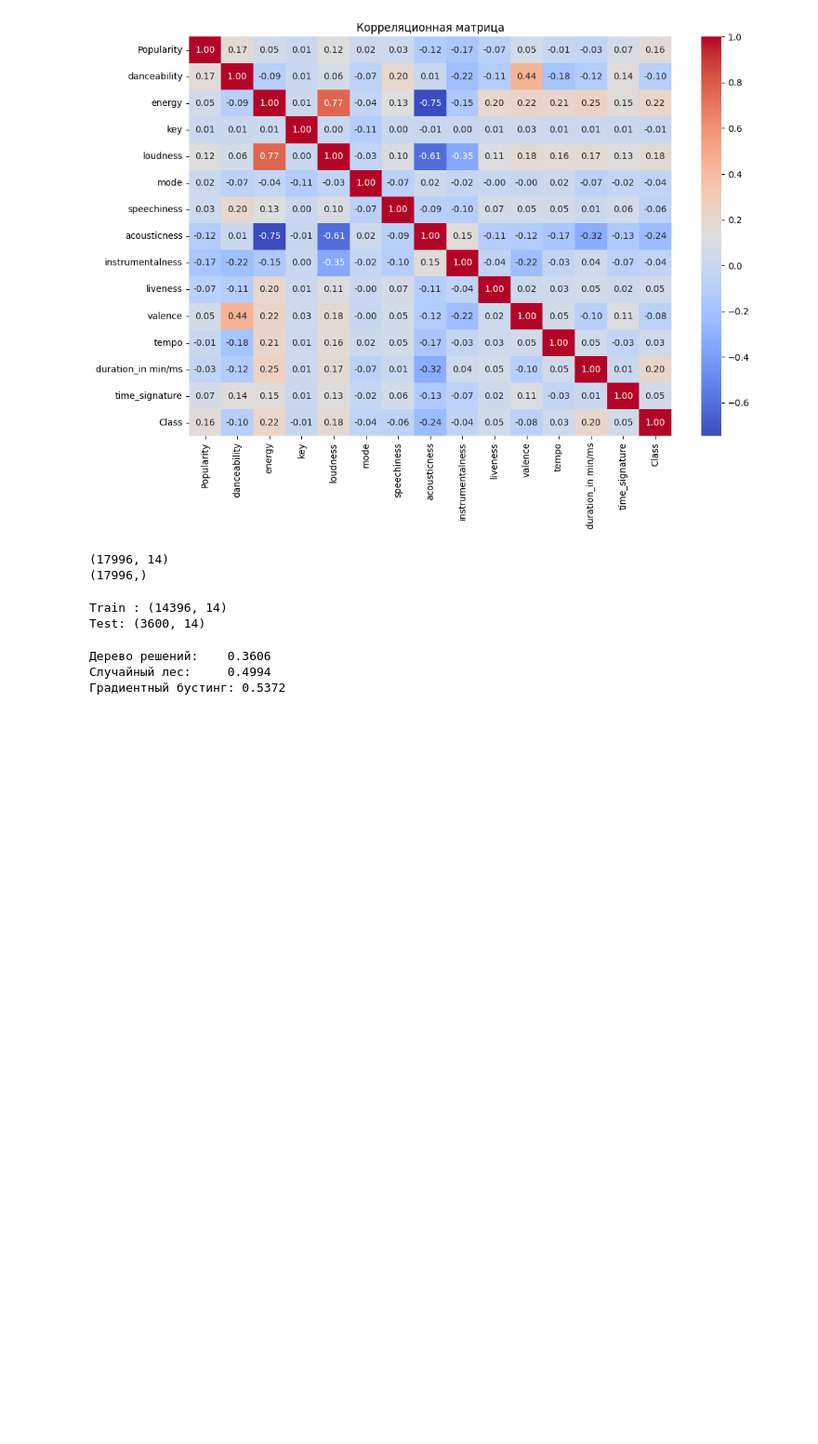
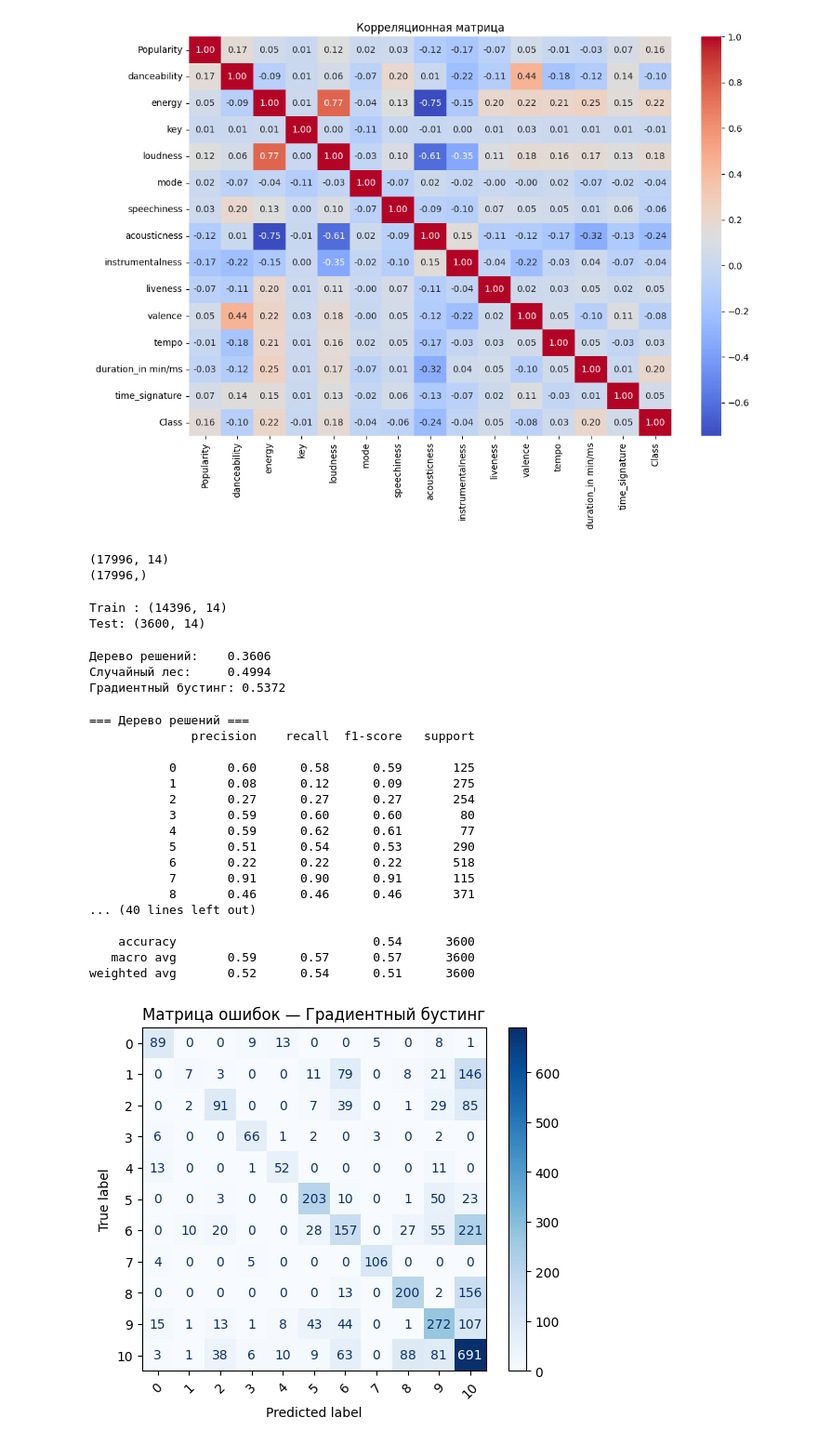
Before and after one commit to vzheltov/machine-learning, a Jupyter notebook: laba2/laba2.ipynb, the cells around one changed output. Shown at 93% size. Saved outputs shown, nothing was run; the diff lists cells and outputs as text; code cells hidden in the pictures; blank space fills up the shorter version.

```diff
--- a/laba2/laba2.ipynb
+++ b/laba2/laba2.ipynb
@@ -109,3 +109,44 @@ print(f"Градиентный бустинг: {accuracy_score(y_test, y_pred_gb
 Дерево решений:    0.3606
 Случайный лес:     0.4994
 Градиентный бустинг: 0.5372
+# %%
+from sklearn.metrics import (
+    classification_report,
+    ConfusionMatrixDisplay,
+    confusion_matrix,
+)
+
+# Отчёт по каждому классу
+print("=== Дерево решений ===")
+print(classification_report(y_test, y_pred_dt))
+
+print("=== Случайный лес ===")
+print(classification_report(y_test, y_pred_rf))
+
+print("=== Градиентный бустинг ===")
+print(classification_report(y_test, y_pred_gb))
+
+cm = confusion_matrix(y_test, y_pred_gb)
+disp = ConfusionMatrixDisplay(confusion_matrix=cm)
+disp.plot(cmap="Blues", xticks_rotation=45)
+plt.title("Матрица ошибок — Градиентный бустинг")
+plt.show()
+# %% [output]
+=== Дерево решений ===
+              precision    recall  f1-score   support
+
+           0       0.60      0.58      0.59       125
+           1       0.08      0.12      0.09       275
+           2       0.27      0.27      0.27       254
+           3       0.59      0.60      0.60        80
+           4       0.59      0.62      0.61        77
+           5       0.51      0.54      0.53       290
+           6       0.22      0.22      0.22       518
+           7       0.91      0.90      0.91       115
+           8       0.46      0.46      0.46       371
+... (40 lines left out)
+
+    accuracy                           0.54      3600
+   macro avg       0.59      0.57      0.57      3600
+weighted avg       0.52      0.54      0.51      3600
+[figure, added]
```
Also changed, not shown: parts of 7 cells of this notebook.
